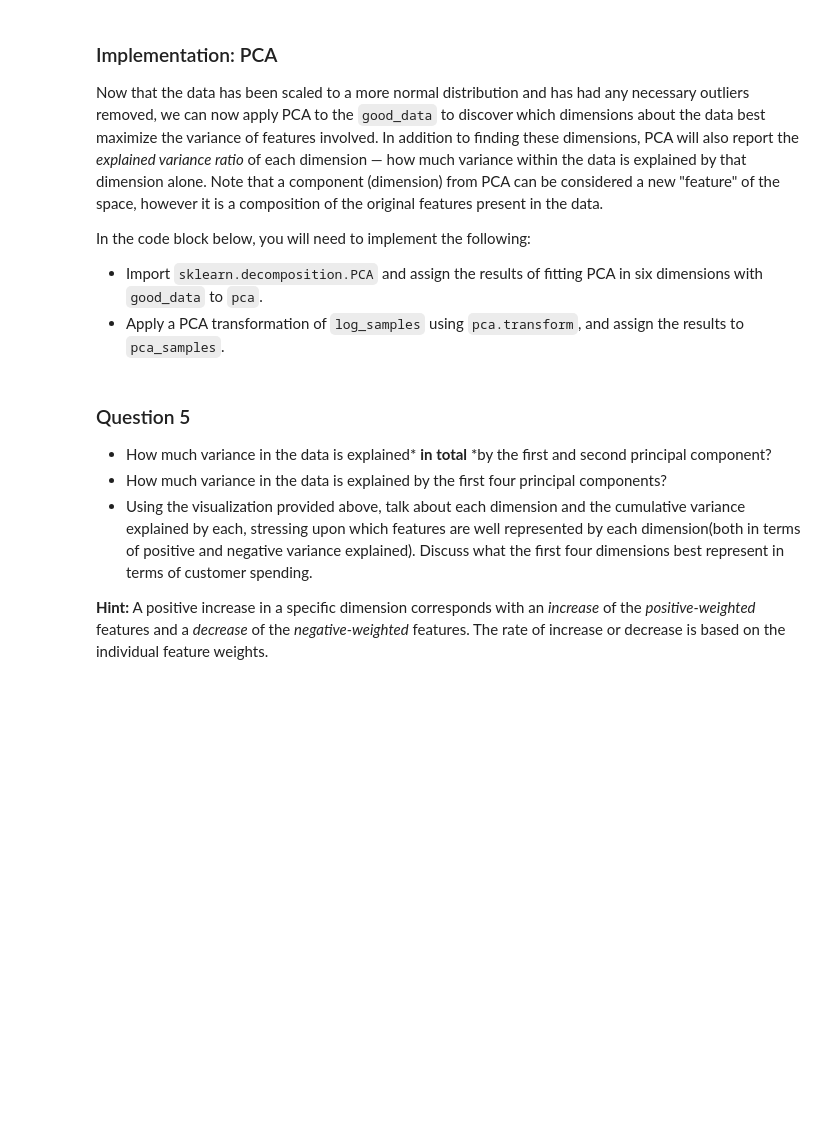
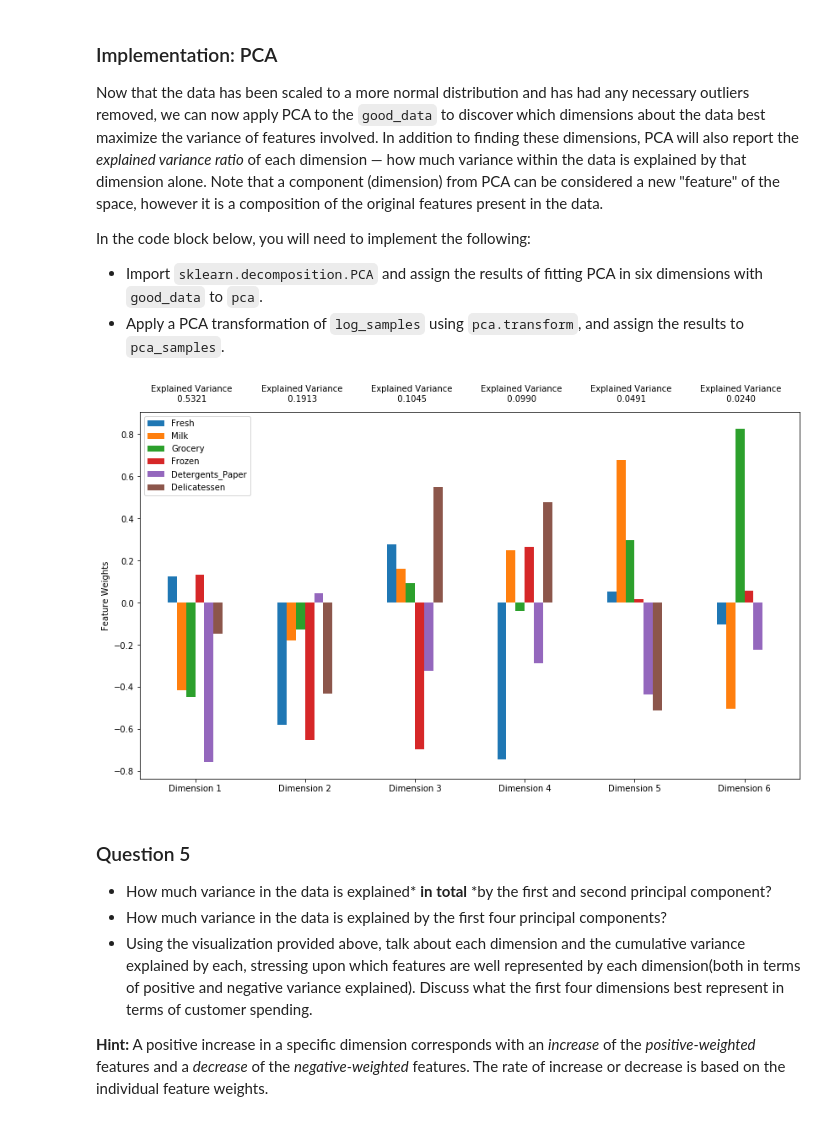
Before and after one commit to cchadha2/MLND, a Jupyter notebook: projects/customer_segments/customer_segments.ipynb, the cells around one changed output. Drawn from its saved outputs; the diff is of its cells as text; code cells hidden in the pictures; blank space fills up the shorter version.

```diff
--- a/projects/customer_segments/customer_segments.ipynb
+++ b/projects/customer_segments/customer_segments.ipynb
@@ -257,24 +257,35 @@ In the code block below, you will need to implement the following:
 **NOTE:** If you choose to remove any outliers, ensure that the sample data does not contain any of these points!
 Once you have performed this implementation, the dataset will be stored in the variable `good_data`.
 # %%
+outliers = []
+
 # For each feature find the data points with extreme high or low values
-for feature in log_data.keys():
+for feature in log_data.columns:
 
     # TODO: Calculate Q1 (25th percentile of the data) for the given feature
-    Q1 = None
+    Q1 = np.percentile(log_data[feature], 25)
 
     # TODO: Calculate Q3 (75th percentile of the data) for the given feature
-    Q3 = None
+    Q3 = np.percentile(log_data[feature], 75)
 
     # TODO: Use the interquartile range to calculate an outlier step (1.5 times the interquartile range)
-    step = None
+    step = Q3 - Q1
 
     # Display the outliers
     print("Data points considered outliers for the feature '{}':".format(feature))
     display(log_data[~((log_data[feature] >= Q1 - step) & (log_data[feature] <= Q3 + step))])
+    index_list = log_data[~((log_data[feature] >= Q1 - step) & (log_data[feature] <= Q3 + step))].index
+
+    for i in range(len(index_list)):
+        outliers.append(index_list[i])
 
 # OPTIONAL: Select the indices for data points you wish to remove
-outliers  = []
+# Remove outliers in duplicate categories:
+for n in outliers:
+    if outliers.count(n) > 1:
+        outliers.pop(outliers.index(n))
+
+print(outliers)
 
 # Remove the outliers, if any were specified
 good_data = log_data.drop(log_data.index[outliers]).reset_index(drop = True)
@@ -299,14 +407,19 @@ In the code block below, you will need to implement the following:
  - Import `sklearn.decomposition.PCA` and assign the results of fitting PCA in six dimensions with `good_data` to `pca`.
  - Apply a PCA transformation of `log_samples` using `pca.transform`, and assign the results to `pca_samples`.
 # %%
+from sklearn.decomposition import PCA
+
 # TODO: Apply PCA by fitting the good data with the same number of dimensions as features
-pca = None
+pca = PCA(n_components = good_data.shape[1])
+pca.fit(good_data)
 
 # TODO: Transform log_samples using the PCA fit above
-pca_samples = None
+pca_samples = pca.transform(log_samples)
 
 # Generate PCA results plot
 pca_results = vs.pca_results(good_data, pca)
+# %% [output]
+[figure, added]
 # %% [markdown]
 ### Question 5
 
```
Also changed, not shown: parts of 9 cells of this notebook.
